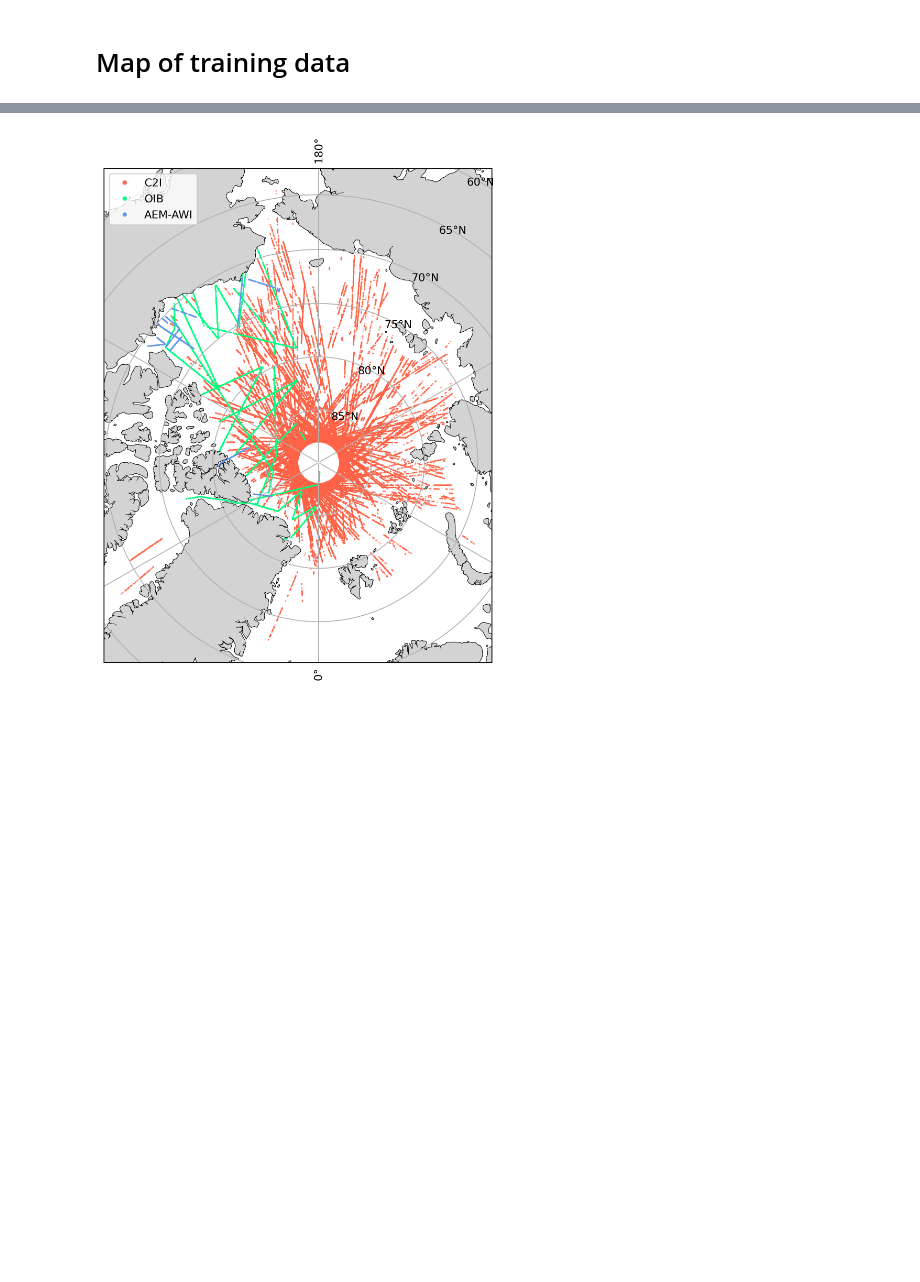
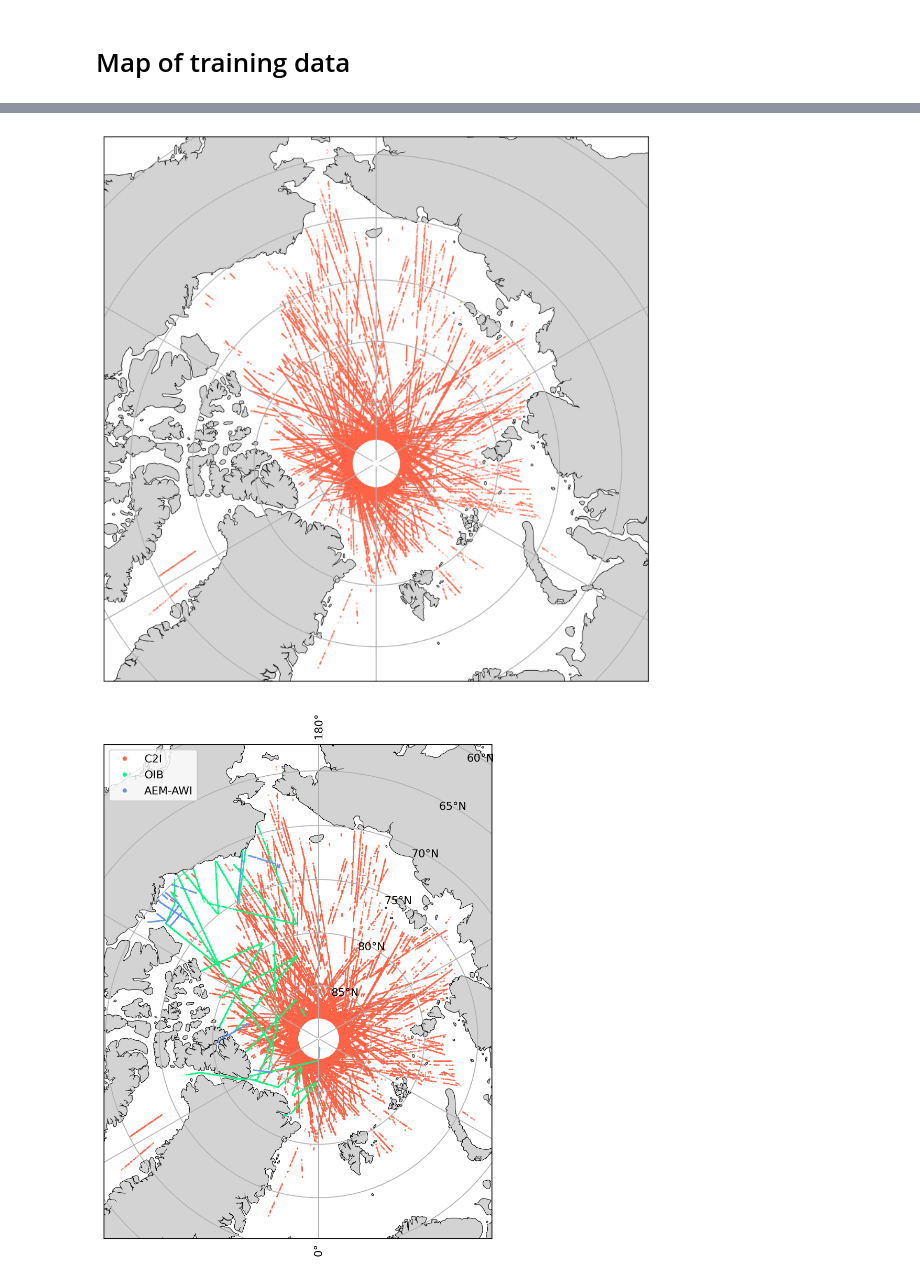
Before and after one commit to EHTellefsen/Arctic_Snow_Products, a Jupyter notebook: analysis/misc_visualizations.ipynb, the cells around one changed output, grey strips where cells are left out. Cells and saved outputs as stored; diff of their text form; code cells hidden in the pictures; blank space fills up the shorter version.

```diff
--- a/analysis/misc_visualizations.ipynb
+++ b/analysis/misc_visualizations.ipynb
@@ -12,3 +36,29 @@ C:\Users\ehate\Desktop\ASP\ASP_code_projects\ASP_predictor
+# %%
+full_data_path = "./data/intermediate/datasets/EASE2_LARM_N3.125km_v1.1/ASP_full.parquet"
+df = pd.read_parquet(full_data_path)
+df = df.dropna(subset=['36H'])
+df = df[df['primary_id'].isin([ 'C2I'])]
+
+fig = plt.figure(figsize=(7,7), layout='constrained',dpi=300)
+color_map = {0: "tomato", 1: "springgreen", 2: "cornflowerblue"}
+#categories = pd.factorize(df['primary_id'])[0]
+
+ax = fig.add_subplot(1,1,1, projection = ccrs.NorthPolarStereo(central_longitude=0))
+
+
+ax.scatter(df['lon'], df['lat'], c="tomato", label='OIB', transform=ccrs.PlateCarree(), s=0.05)
+
+
+
+# Apply custom legend
+ax.coastlines()
+land_feature = cfeature.NaturalEarthFeature(category='physical', name='land', scale='50m', facecolor='lightgray')
+ax.add_feature(land_feature)
+ax.gridlines()
+ax.set_extent([-2500000, 2500000, -2000000, 3000000], crs=ccrs.NorthPolarStereo())
+#fig.savefig('./data/fig/SD_measures.png', dpi=300)
+# %% [output]
+[figure, added]
 # %%
 full_data_path = "./data/intermediate/datasets/EASE2_LARM_N3.125km_v1.1/ASP_full.parquet"
 df = pd.read_parquet(full_data_path)
```
Also changed, not shown: parts of 3 cells of this notebook, 18 other files.
